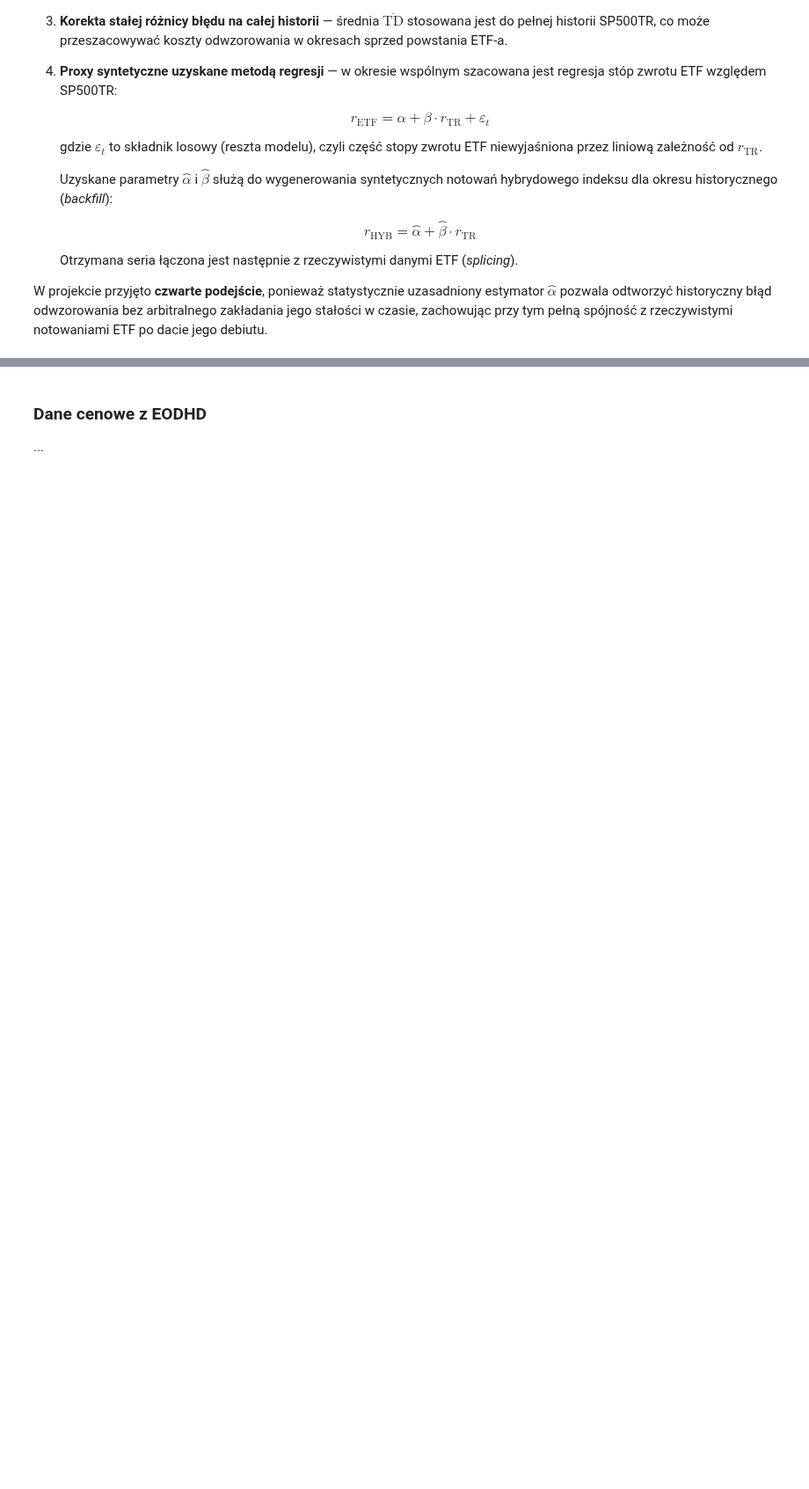
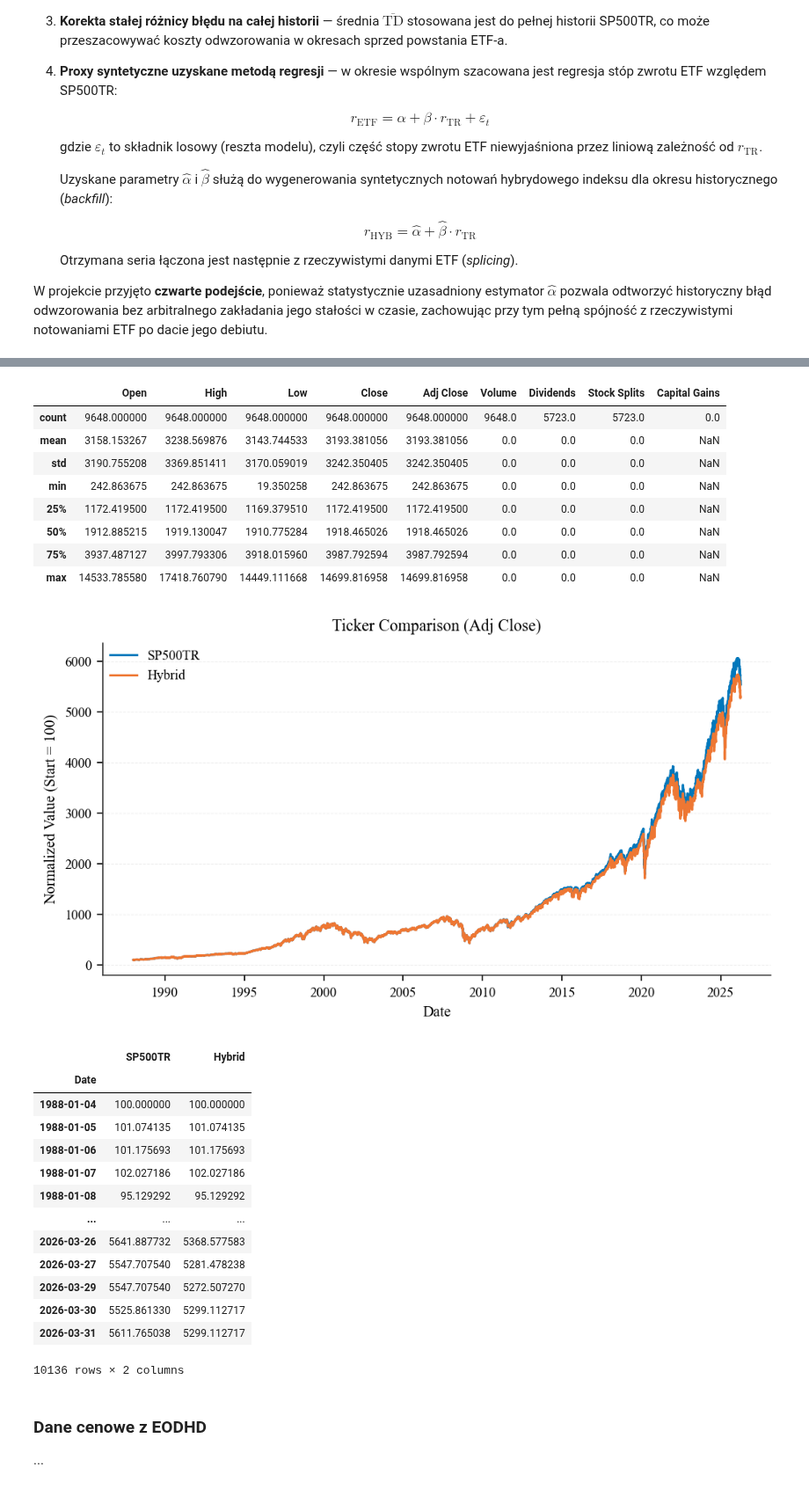
Before and after one commit to MichaelL200/data-driven-stock-portfolio-selection, a Jupyter notebook: notebooks/main.ipynb, the cells around one changed output, grey strips where cells are left out. Shown at 88% size. Saved outputs shown, nothing was run; the diff lists cells and outputs as text; code cells hidden in the pictures; blank space fills up the shorter version.

Commit message:
feat(plots, features): add date range filtering and hybrid index construction (simple concatenation)

```diff
--- a/notebooks/main.ipynb
+++ b/notebooks/main.ipynb
@@ -506,4 +506,20 @@ estymator $\hat{\alpha}$ pozwala odtworzyć historyczny błąd odwzorowania bez
 arbitralnego zakładania jego stałości w czasie, zachowując przy tym pełną
 spójność z rzeczywistymi notowaniami ETF po dacie jego debiutu.
 # %%
-# TODO: construct the hybrid index and compare it to the others (SP500TR, CSPX.L) (Issue #2 - https://github.com/MichaelL200/data-driven-stock-portfolio-selection/issues/2)
+import importlib
+importlib.reload(features)
+
+SP500 = features.construct_hybrid(
+    long_df=SP500TR,
+    short_df=ETF,
+    save_csv=True,
+)
+
+plots.summarize_df(SP500)
+
+plots.YahooFinance.compare_tickers({
+    "Hybrid": SP500,
+    "SP500TR": SP500TR,
+}, col="Adj Close")
+# }, col="Adj Close", end_date="2009-01-01")
+# %% [output]
@@ -510,3 +544,27 @@ spójność z rzeczywistymi notowaniami ETF po dacie jego debiutu.
+|  | Open | High | Low | Close | Adj Close | Volume | Dividends | Stock Splits | Capital Gains |
+| count | 9648.000000 | 9648.000000 | 9648.000000 | 9648.000000 | 9648.000000 | 9648.0 | 5723.0 | 5723.0 | 0.0 |
+| mean | 3158.153267 | 3238.569876 | 3143.744533 | 3193.381056 | 3193.381056 | 0.0 | 0.0 | 0.0 | NaN |
+| std | 3190.755208 | 3369.851411 | 3170.059019 | 3242.350405 | 3242.350405 | 0.0 | 0.0 | 0.0 | NaN |
+| min | 242.863675 | 242.863675 | 19.350258 | 242.863675 | 242.863675 | 0.0 | 0.0 | 0.0 | NaN |
+| 25% | 1172.419500 | 1172.419500 | 1169.379510 | 1172.419500 | 1172.419500 | 0.0 | 0.0 | 0.0 | NaN |
+| 50% | 1912.885215 | 1919.130047 | 1910.775284 | 1918.465026 | 1918.465026 | 0.0 | 0.0 | 0.0 | NaN |
+| 75% | 3937.487127 | 3997.793306 | 3918.015960 | 3987.792594 | 3987.792594 | 0.0 | 0.0 | 0.0 | NaN |
+| max | 14533.785580 | 17418.760790 | 14449.111668 | 14699.816958 | 14699.816958 | 0.0 | 0.0 | 0.0 | NaN |
+[figure, added]
+|  | SP500TR | Hybrid |
+| Date |  |  |
+| 1988-01-04 | 100.000000 | 100.000000 |
+| 1988-01-05 | 101.074135 | 101.074135 |
+| 1988-01-06 | 101.175693 | 101.175693 |
+| 1988-01-07 | 102.027186 | 102.027186 |
+| 1988-01-08 | 95.129292 | 95.129292 |
+| ... | ... | ... |
+| 2026-03-26 | 5641.887732 | 5368.577583 |
+| 2026-03-27 | 5547.707540 | 5281.478238 |
+| 2026-03-29 | 5547.707540 | 5272.507270 |
+| 2026-03-30 | 5525.861330 | 5299.112717 |
+| 2026-03-31 | 5611.765038 | 5299.112717 |
+10136 rows × 2 columns
 # %%
 # TODO: download stock price data from yfinance (Issue #1 - https://github.com/MichaelL200/data-driven-stock-portfolio-selection/issues/1)
 # %% [markdown]
```
Also changed, not shown: parts of 2 cells of this notebook, 4 other files.
